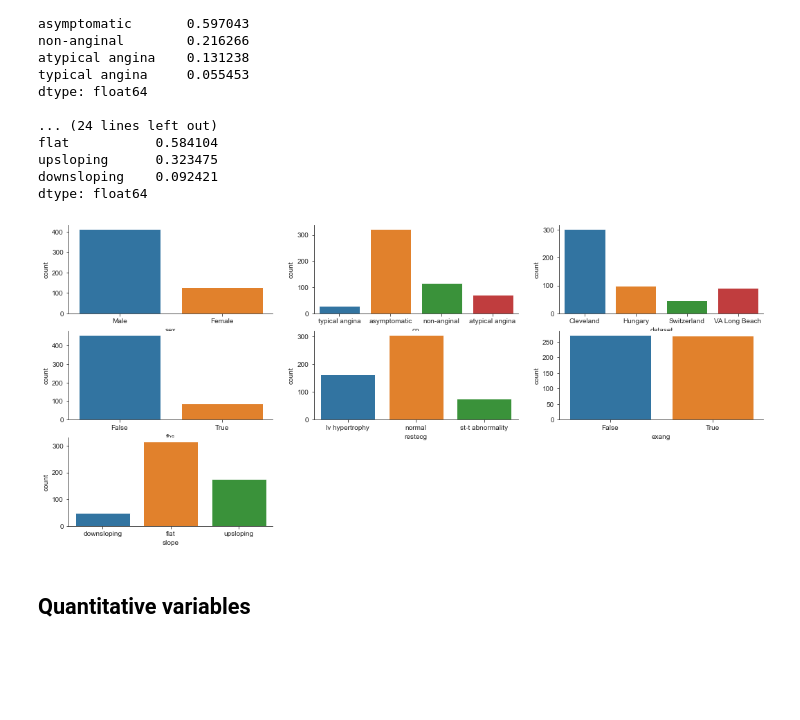
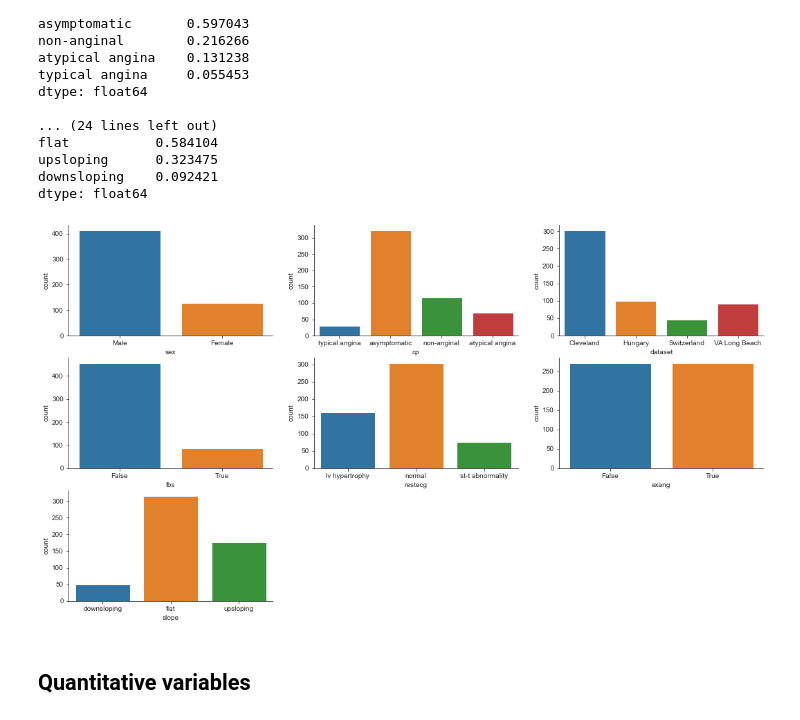
Before and after one commit to m0gr1m/UCI_Heart_Disease, a Jupyter notebook: main_analysis.ipynb, the cells around one changed output. Cells and saved outputs as stored; diff of their text form; code cells hidden in the pictures; blank space fills up the shorter version.

```diff
--- a/main_analysis.ipynb
+++ b/main_analysis.ipynb
@@ -278,19 +278,19 @@ dtype: float64
 # %%
 count = 1
 # Removal of top and right side of axis
 custom_params = {"axes.spines.right": False, "axes.spines.top": False}
 # Setting the chart display style
 sns.set_style(style="ticks", rc=custom_params)
 # Setting the chart size
-plt.subplots(figsize=(18, 8))
+plt.subplots(figsize=(18, 10))
 
 # Loop to make graphs
 for col in df_1.loc[:,ca]:
     plt.subplot(3,3, count)
     sns.countplot(df_1[col])
     count+=1
 # %% [output]
-[figure, old version]
+[figure, new version]
 # %% [markdown]
 ## Quantitative variables
 # %%
```
Also changed, not shown: 1 other file.
